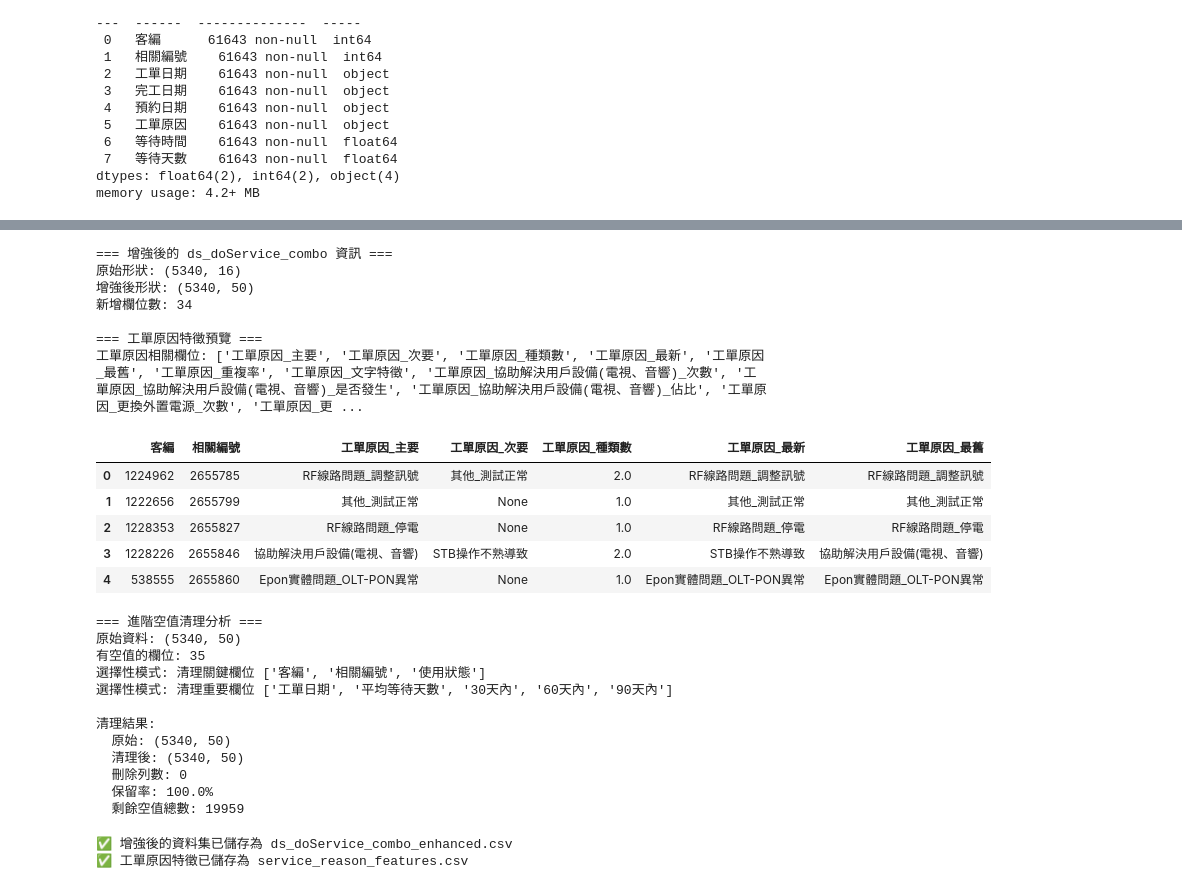
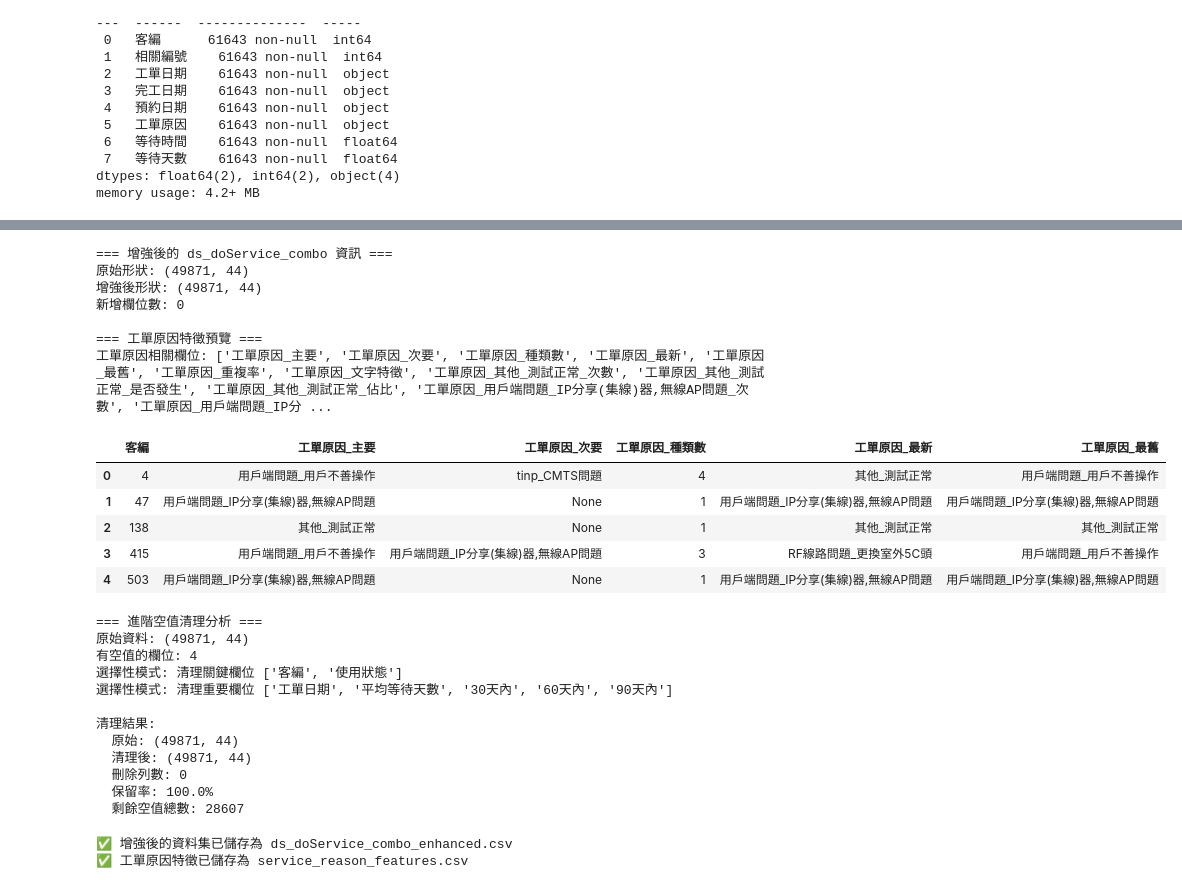
Before and after one commit to Kevinlo937/cord-cutting-predicated, a Jupyter notebook: topMSO_Dataset.ipynb, the cells around one changed output, grey strips where cells are left out. Saved outputs shown, nothing was run; the diff lists cells and outputs as text; code cells hidden in the pictures.

Commit message:
enhance features and new train model

```diff
--- a/topMSO_Dataset.ipynb
+++ b/topMSO_Dataset.ipynb
@@ -815,9 +859,9 @@ print(f"✅ 進階特徵處理完成，形狀: {reason_advanced_features.shape}"
 reason_onehot_features = create_reason_onehot_features(ds_doService, top_n=8)
 print(f"✅ One-Hot 特徵處理完成，形狀: {reason_onehot_features.shape}")
 
-# 4. 合併所有工單原因特徵
-reason_all_features = pd.merge(reason_basic_features, reason_advanced_features, on=['客編', '相關編號'], how='outer')
-reason_all_features = pd.merge(reason_all_features, reason_onehot_features, on=['客編', '相關編號'], how='outer')
+# 4. 合併所有工單原因特徵 (現在都使用 '客編' 進行合併)
+reason_all_features = pd.merge(reason_basic_features, reason_advanced_features, on='客編', how='outer')
+reason_all_features = pd.merge(reason_all_features, reason_onehot_features, on='客編', how='outer')
 
 print(f"✅ 所有工單原因特徵合併完成，形狀: {reason_all_features.shape}")
 print(f"新增特徵欄位: {reason_all_features.columns.tolist()}")
@@ -935,0 +1236,13 @@ Name: count, dtype: int64
+# %%
+# Assuming ds_doService is your DataFrame:
+serviceDay_diff = calculate_service_day_diff(ds_doService)
+
+# ds_doService 為工單資料集，計算同一 '相關編號' 所對應 '等待天數'，計算'等待天數'的平均值，並隨同 '相關編號' 存入 aveWaittingDay
+# Group data by '相關編號' and calculate the mean of '等待天數'
+aveWaittingDay = ds_doService.groupby('客編')['等待天數'].mean()
+
+# Reset the index to make '相關編號' a regular column
+aveWaittingDay = aveWaittingDay.reset_index()
+
+# Rename the column (optional) for better readability
+aveWaittingDay = aveWaittingDay.rename(columns={'等待天數': '平均等待天數'})
@@ -935,0 +1261,10 @@ Name: count, dtype: int64
+# %%
+# 依 '相關編號' 合併 serviceDay_diff 、aveWaittingDay，並加入ds_doService中同一 相關編號所屬 客編、相關編號，存入 ds_doService_combo 資料集
+# Merge serviceDay_diff and aveWaittingDay
+merged_df = pd.merge(serviceDay_diff, aveWaittingDay, on='客編', how='left')
+
+# Get 客編 and 使用狀態 from ds_doService
+# customer_info = ds_doService[['客編', '相關編號']].drop_duplicates(subset=['相關編號'])
+
+# Merge with the previous result
+ds_doService_combo = pd.merge(reason_all_features_enhanced, merged_df, on=['客編'], how='left')
@@ -940,7 +1279,7 @@ print(f"資料形狀: {ds_doService_combo.shape}")
 print(f"資料筆數: {len(ds_doService_combo)}")
 
 # 檢查關鍵欄位
-key_columns = ['客編', '相關編號', '起日', '使用狀態']
+key_columns = ['客編', '最新使用狀態']
 for col in key_columns:
     if col in ds_doService_combo.columns:
         print(f"{col}: {ds_doService_combo[col].nunique()} 個唯一值")
@@ -952,7 +1291,7 @@ print("\n=== 資料預覽 ===")
 print(ds_doService_combo.head())
 
 # 儲存篩選後的資料
-ds_doService_combo.to_csv('ds_doService_combo_2024.csv', index=False, sep='^')
-print("✅ 2024年資料已儲存為 ds_doService_combo_2024.csv")
+# ds_doService_combo.to_csv('ds_doService_combo_enhanced.csv', index=False, sep='^')
+# print("✅ 派工資料已儲存為 ds_doService_combo_enhanced.csv")
 # %% [output]
 === 篩選後資料檢查 ===
@@ -975,28 +1314,28 @@ print("✅ 2024年資料已儲存為 ds_doService_combo_2024.csv")
 # %%
 # 將工單原因特徵加入到 ds_doService_combo
-ds_doService_combo_enhanced = pd.merge(ds_doService_combo, reason_all_features, on=['客編', '相關編號'], how='left')
+ds_doService_combo_enhanced = ds_doService_combo.copy()
 
 print(f"=== 增強後的 ds_doService_combo 資訊 ===")
 print(f"原始形狀: {ds_doService_combo.shape}")
 print(f"增強後形狀: {ds_doService_combo_enhanced.shape}")
 print(f"新增欄位數: {ds_doService_combo_enhanced.shape[1] - ds_doService_combo.shape[1]}")
 
 # 檢查結果
 print("\n=== 工單原因特徵預覽 ===")
 reason_cols = [col for col in ds_doService_combo_enhanced.columns if '工單原因' in col]
 print(f"工單原因相關欄位: {reason_cols}")
-display(ds_doService_combo_enhanced[['客編', '相關編號'] + reason_cols[:5]].head())
+display(ds_doService_combo_enhanced[['客編'] + reason_cols[:5]].head())
 # %% [output]
 === 增強後的 ds_doService_combo 資訊 ===
-原始形狀: (5340, 16)
-增強後形狀: (5340, 50)
-新增欄位數: 34
+原始形狀: (49871, 44)
+增強後形狀: (49871, 44)
+新增欄位數: 0
 
 === 工單原因特徵預覽 ===
-工單原因相關欄位: ['工單原因_主要', '工單原因_次要', '工單原因_種類數', '工單原因_最新', '工單原因_最舊', '工單原因_重複率', '工單原因_文字特徵', '工單原因_協助解決用戶設備(電視、音響)_次數', '工單原因_協助解決用戶設備(電視、音響)_是否發生', '工單原因_協助解決用戶設備(電視、音響)_佔比', '工單原因_更換外置電源_次數', '工單原因_更 ...
+工單原因相關欄位: ['工單原因_主要', '工單原因_次要', '工單原因_種類數', '工單原因_最新', '工單原因_最舊', '工單原因_重複率', '工單原因_文字特徵', '工單原因_其他_測試正常_次數', '工單原因_其他_測試正常_是否發生', '工單原因_其他_測試正常_佔比', '工單原因_用戶端問題_IP分享(集線)器,無線AP問題_次數', '工單原因_用戶端問題_IP分 ...
-|  | 客編 | 相關編號 | 工單原因_主要 | 工單原因_次要 | 工單原因_種類數 | 工單原因_最新 | 工單原因_最舊 |
-| 0 | 1224962 | 2655785 | RF線路問題_調整訊號 | 其他_測試正常 | 2.0 | RF線路問題_調整訊號 | RF線路問題_調整訊號 |
-| 1 | 1222656 | 2655799 | 其他_測試正常 | None | 1.0 | 其他_測試正常 | 其他_測試正常 |
-| 2 | 1228353 | 2655827 | RF線路問題_停電 | None | 1.0 | RF線路問題_停電 | RF線路問題_停電 |
-| 3 | 1228226 | 2655846 | 協助解決用戶設備(電視、音響) | STB操作不熟導致 | 2.0 | STB操作不熟導致 | 協助解決用戶設備(電視、音響) |
-| 4 | 538555 | 2655860 | Epon實體問題_OLT-PON異常 | None | 1.0 | Epon實體問題_OLT-PON異常 | Epon實體問題_OLT-PON異常 |
+|  | 客編 | 工單原因_主要 | 工單原因_次要 | 工單原因_種類數 | 工單原因_最新 | 工單原因_最舊 |
+| 0 | 4 | 用戶端問題_用戶不善操作 | tinp_CMTS問題 | 4 | 其他_測試正常 | 用戶端問題_用戶不善操作 |
+| 1 | 47 | 用戶端問題_IP分享(集線)器,無線AP問題 | None | 1 | 用戶端問題_IP分享(集線)器,無線AP問題 | 用戶端問題_IP分享(集線)器,無線AP問題 |
+| 2 | 138 | 其他_測試正常 | None | 1 | 其他_測試正常 | 其他_測試正常 |
+| 3 | 415 | 用戶端問題_用戶不善操作 | 用戶端問題_IP分享(集線)器,無線AP問題 | 3 | RF線路問題_更換室外5C頭 | 用戶端問題_用戶不善操作 |
+| 4 | 503 | 用戶端問題_IP分享(集線)器,無線AP問題 | None | 1 | 用戶端問題_IP分享(集線)器,無線AP問題 | 用戶端問題_IP分享(集線)器,無線AP問題 |
@@ -1024,7 +1366,7 @@ def advanced_null_cleaning(df, strategy='selective'):
 
     elif strategy == 'selective':
         # 只針對重要欄位清理
-        critical_cols = ['客編', '相關編號', '使用狀態']
+        critical_cols = ['客編', '使用狀態']
         important_cols = ['工單日期', '平均等待天數', '30天內', '60天內', '90天內']
 
         # 先清理關鍵欄位
@@ -1047,7 +1389,7 @@ def advanced_null_cleaning(df, strategy='selective'):
         cleaned_df = df.copy()
 
         # 1. 刪除關鍵欄位為空的列
-        key_cols = ['客編', '相關編號']
+        key_cols = ['客編']
         cleaned_df = cleaned_df.dropna(subset=key_cols)
 
         # 2. 對於工單原因相關欄位，允許部分空值
@@ -1081,17 +1423,17 @@ def advanced_null_cleaning(df, strategy='selective'):
 ds_doService_combo_enhanced = advanced_null_cleaning(ds_doService_combo_enhanced, strategy='selective')
 # %% [output]
 === 進階空值清理分析 ===
-原始資料: (5340, 50)
-有空值的欄位: 35
-選擇性模式: 清理關鍵欄位 ['客編', '相關編號', '使用狀態']
+原始資料: (49871, 44)
+有空值的欄位: 4
+選擇性模式: 清理關鍵欄位 ['客編', '使用狀態']
 選擇性模式: 清理重要欄位 ['工單日期', '平均等待天數', '30天內', '60天內', '90天內']
 
 清理結果:
-  原始: (5340, 50)
-  清理後: (5340, 50)
+  原始: (49871, 44)
+  清理後: (49871, 44)
   刪除列數: 0
   保留率: 100.0%
-  剩餘空值總數: 19959
+  剩餘空值總數: 28607
 # %%
 # 儲存增強後的資料集
 ds_doService_combo_enhanced.to_csv('ds_doService_combo_enhanced.csv', index=False, sep='^')
```
Also changed, not shown: parts of 47 cells of this notebook, 3 other files.
